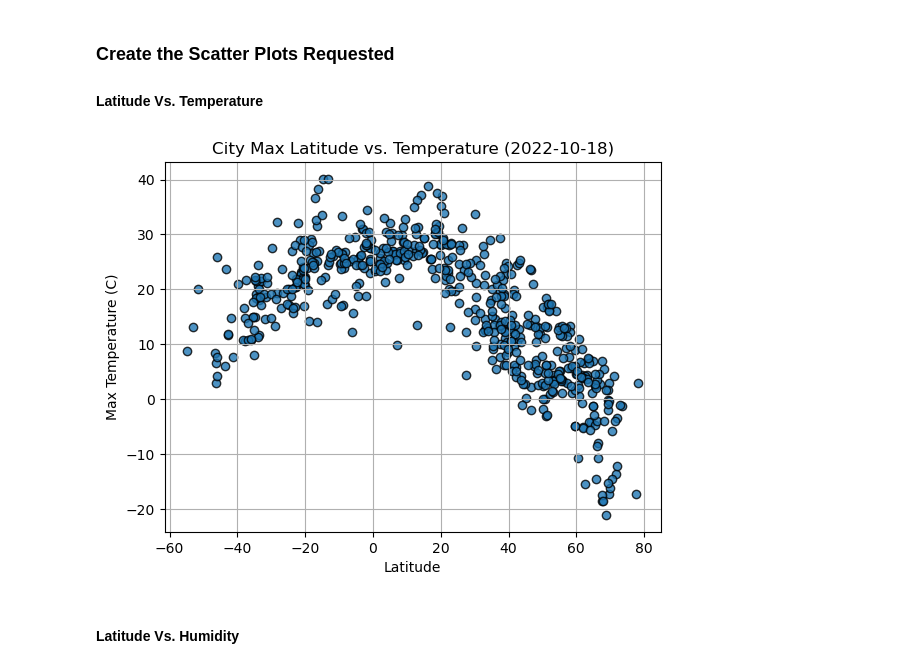
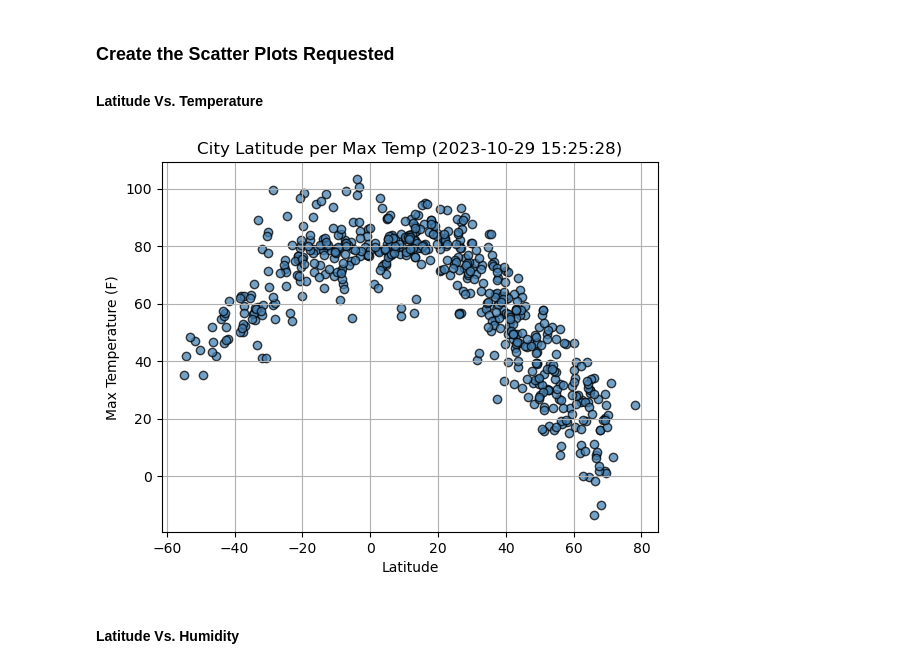
Before and after one commit to andrew-voortman/Python-API-Challenge, a Jupyter notebook: WeatherPy/WeatherPy.ipynb, the cells around one changed output. Saved outputs shown, nothing was run; the diff lists cells and outputs as text; code cells hidden in the pictures.

```diff
--- a/WeatherPy/WeatherPy.ipynb
+++ b/WeatherPy/WeatherPy.ipynb
@@ -189,18 +192,21 @@ city_data_df.head()
 #### Latitude Vs. Temperature
 # %%
 # Build scatter plot for latitude vs. temperature
-# YOUR CODE HERE
+plt.scatter(city_data_df['Lat'], city_data_df['Max Temp'], marker='o', facecolors='steelblue',edgecolors='black', alpha=0.75, label='Cities')
 
 # Incorporate the other graph properties
-# YOUR CODE HERE
+plt.grid()
+plt.title(f'City Latitude per Max Temp ({city_date})')
+plt.xlabel('Latitude')
+plt.ylabel('Max Temperature (F)')
 
 # Save the figure
 plt.savefig("output_data/Fig1.png")
 
 # Show plot
 plt.show()
 # %% [output]
-[figure, old version]
+[figure, new version]
 # %% [markdown]
 #### Latitude Vs. Humidity
 # %%
```
Also changed, not shown: parts of 41 cells of this notebook, 8 other files.
